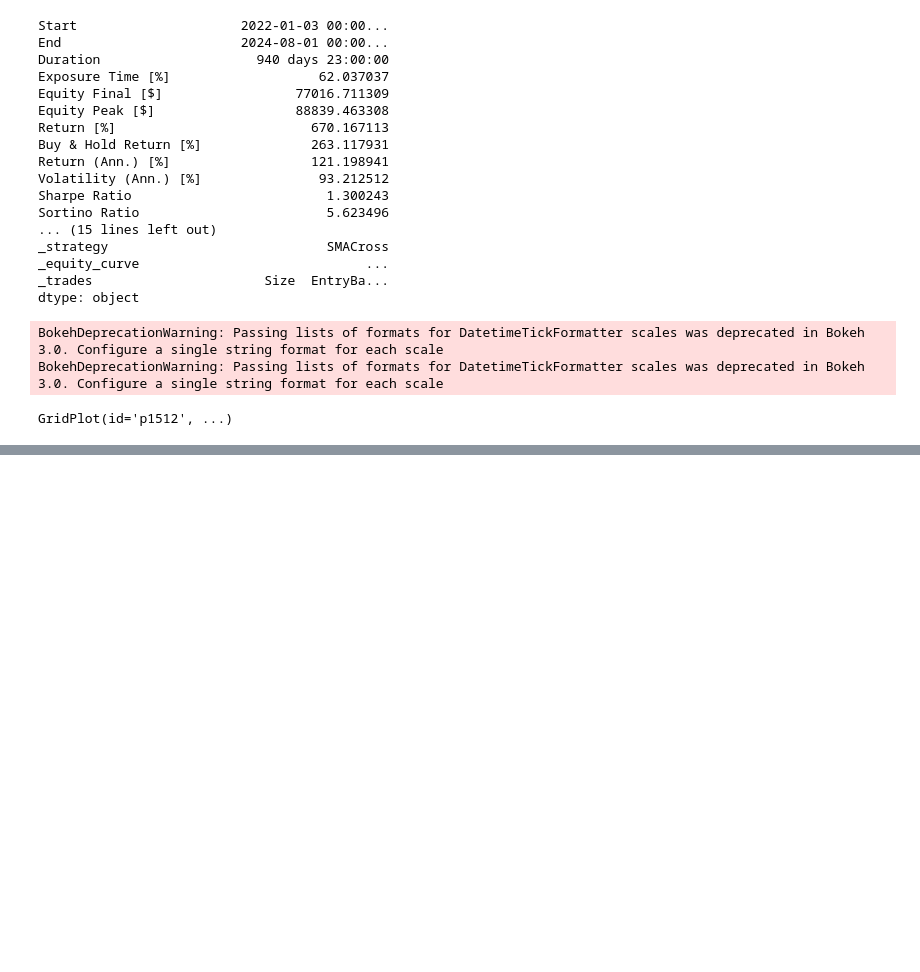
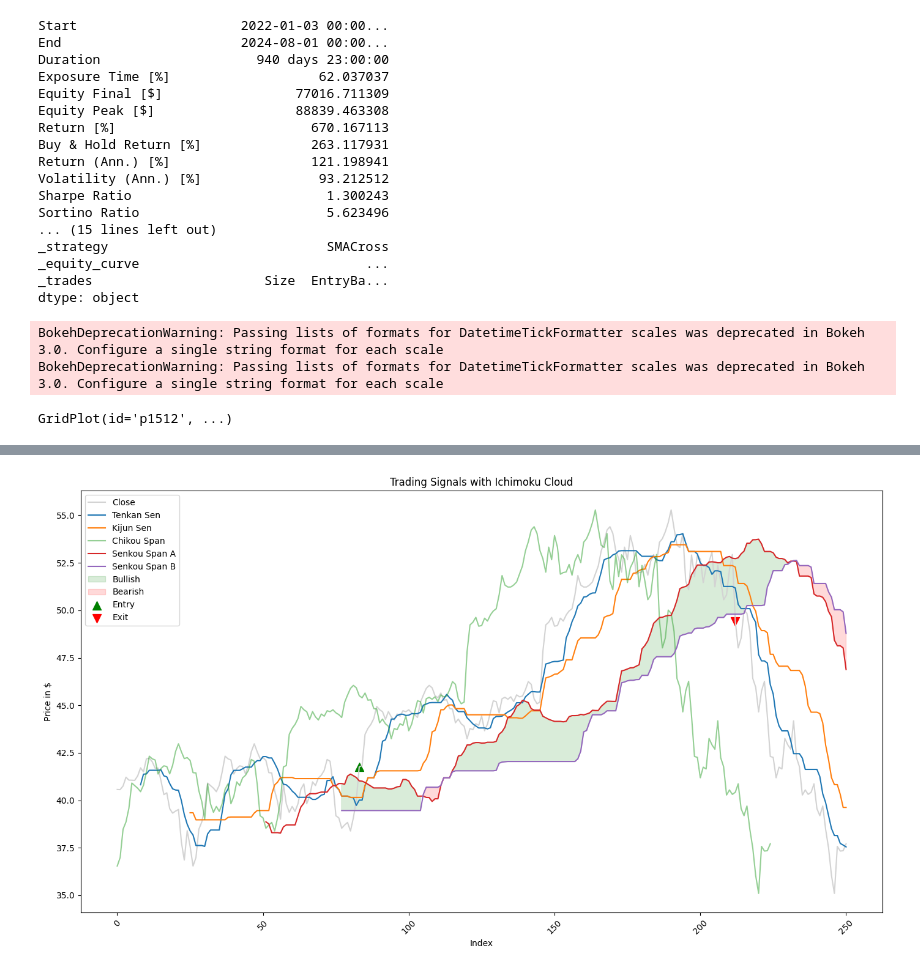
Before and after one commit to ggonzalez3377/Proyectos_Gabriel_Gonzalez, a Jupyter notebook: 1). Algorithmic_Trading.ipynb, the cells around one changed output, grey strips where cells are left out. Cells and saved outputs as stored; diff of their text form; code cells hidden in the pictures; blank space fills up the shorter version.

```diff
--- a/1). Algorithmic_Trading.ipynb
+++ b/1). Algorithmic_Trading.ipynb
@@ -201,0 +216,11 @@ GridPlot(id='p1512', ...)
+# %%
+# Elección de la compañía
+aapl = yf.Ticker('AAPL')
+
+# Período de tiempo que se desea analizar
+aapl_historical = aapl.history(start='2018-01-02', end='2019-01-02', interval='1d')
+
+# Creación del DataFrame
+signals_df = aapl_historical.copy()
+
+signals_df
@@ -201,0 +306,48 @@ GridPlot(id='p1512', ...)
+# %%
+# DataFrame resultante
+signals_df_copy = signals_df.copy()
+signals_df_copy = signals_df_copy.reset_index(drop=True)  # Hace que el índice sea una secuencia numérica
+
+# Filtrar datos para puntos de entrada y salida
+exit_points = signals_df_copy[signals_df_copy['Entry/Exit'] == -1.0]
+entry_points = signals_df_copy[signals_df_copy['Entry/Exit'] == 1.0]
+
+# Crear una figura y ejes para el gráfico
+fig, ax = plt.subplots(figsize=(14, 8))
+
+# Visualización del precio de cierre
+ax.plot(signals_df_copy.index, signals_df_copy['Close'], color='lightgray', label='Close')
+
+# Visualización de la nube Ichimoku
+ax.plot(signals_df_copy.index, signals_df_copy['Tenkan'], label='Tenkan Sen')
+ax.plot(signals_df_copy.index, signals_df_copy['Kijun'], label='Kijun Sen')
+ax.plot(signals_df_copy.index, signals_df_copy['Chikou'], label='Chikou Span', alpha=0.5)
+ax.plot(signals_df_copy.index, signals_df_copy['SenkanA'], label='Senkou Span A')
+ax.plot(signals_df_copy.index, signals_df_copy['SenkanB'], label='Senkou Span B')
+
+# Relleno de la nube Ichimoku
+ax.fill_between(signals_df_copy.index, signals_df_copy['SenkanA'], signals_df_copy['SenkanB'],
+                where=(signals_df_copy['SenkanA'] >= signals_df_copy['SenkanB']),
+                color='green', alpha=0.15, label='Bullish')
+ax.fill_between(signals_df_copy.index, signals_df_copy['SenkanA'], signals_df_copy['SenkanB'],
+                where=(signals_df_copy['SenkanA'] <= signals_df_copy['SenkanB']),
+                color='red', alpha=0.15, label='Bearish')
+
+# Visualización de la posición de entrada
+ax.scatter(entry_points.index, entry_points['Close'], color='green', label='Entry', marker='^', s=100)
+
+# Visualización de la posición de salida
+ax.scatter(exit_points.index, exit_points['Close'], color='red', label='Exit', marker='v', s=100)
+
+# Configuración del gráfico
+ax.set_xlabel('Index')  # O 'Date' si tienes una columna de fechas
+ax.set_ylabel('Price in $')
+ax.set_title('Trading Signals with Ichimoku Cloud')
+ax.legend()
+plt.xticks(rotation=45)  # Rotar etiquetas del eje x si son fechas
+plt.tight_layout()  # Ajustar el diseño para que no se corten los elementos
+
+# Mostrar gráfico
+plt.show()
+# %% [output]
+[figure, added]
```
Also changed, not shown: parts of 7 cells of this notebook, 3 other files.
